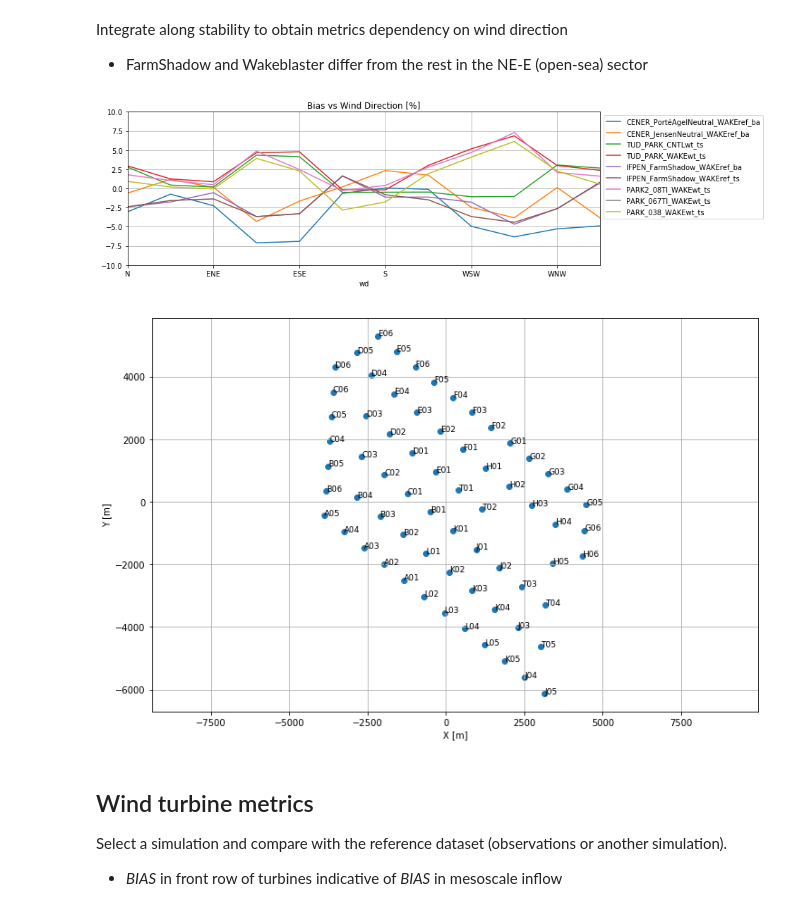
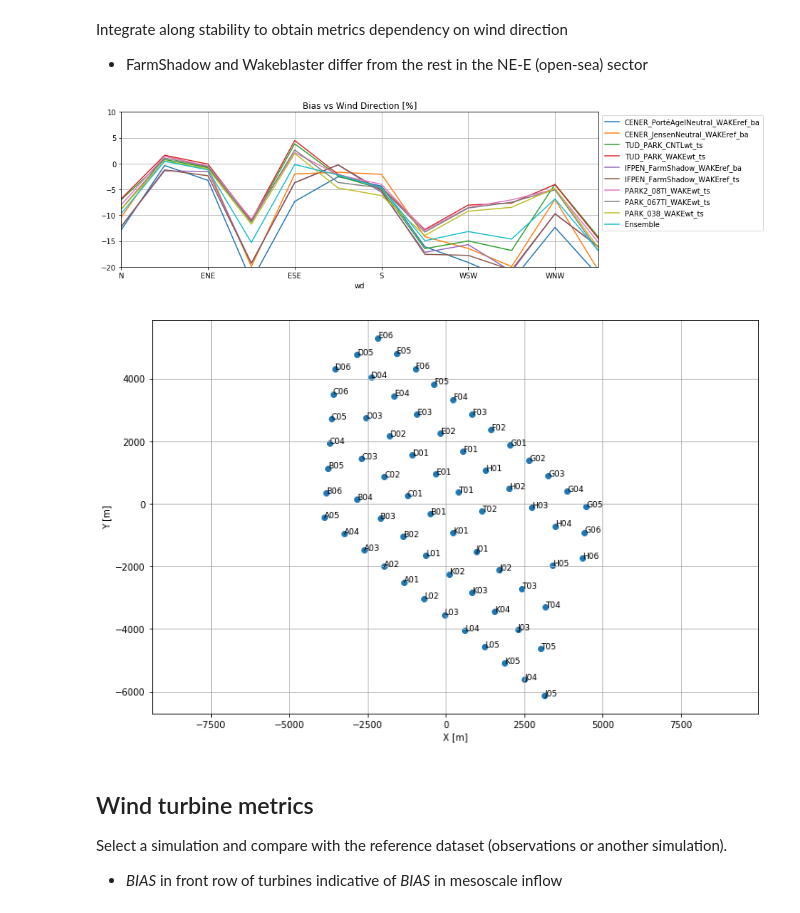
Before and after one commit to CENER-EPR/OWAbench, a Jupyter notebook: Dudgeon/Dudgeon_ArrayEfficiency.ipynb, the cells around one changed output. Drawn from its saved outputs; the diff is of its cells as text; code cells hidden in the pictures.

```diff
--- a/Dudgeon/Dudgeon_ArrayEfficiency.ipynb
+++ b/Dudgeon/Dudgeon_ArrayEfficiency.ipynb
@@ -220,7 +220,7 @@ except IOError:
 # %% [markdown]
 If no validation data is available, do code to code comparison by selecting a reference simulation to compare against:
 # %%
-ref_sim = n_sim-1     # ref_sim = [] when you compare with validation data
+ref_sim = []#n_sim-1     # ref_sim = [] when you compare with validation data
 
 if not ref_sim:
     ref_P = obs_P
@@ -307,6 +305,10 @@ for isim in range(n_sim):
     Metrics.loc[sim_name[isim],'BIAS[%]'] = bias_tot[isim]
     Metrics.loc[sim_name[isim],'MAE[%]'] = mae_tot[isim]
 
-display(Metrics)
+plotresults = ensemble.copy()                  # to display results used in the ensemble
+plotresults.append(sim_id.index('ensemble'))   # and the ensemble itself
+#plotresults = [0,1,5]   # to plot specific simulations by index
+
+Metrics.loc[[sim_name[x] for x in plotresults]]
 # %% [output]
 |  | ArrayEff[%] | BIAS[%] | MAE[%] |
@@ -357,16 +359,16 @@ ax.set_xlim([-5,5]); # use this to leave outliers out
 Integrate along stability to obtain metrics dependency on wind direction
 * FarmShadow and Wakeblaster differ from the rest in the NE-E (open-sea) sector
 # %%
-bias_WD = (np.sum(bias,axis=2)/len(zLbins)).transpose().to_pandas() # bias vs wind direction [%]
-ax = bias_WD.iloc[:,ensemble].plot(rot=0, grid=1, figsize = (12,4),
+bias_WD = (np.sum(bias[plotresults],axis=2)/len(zLbins)).transpose().to_pandas() # bias vs wind direction [%]
+ax = bias_WD.plot(rot=0, grid=1, figsize = (12,4),
                     title = 'Bias vs Wind Direction [%]')
-ax.legend([sim_name[i] for i in ensemble], bbox_to_anchor=(1, 1));
-ax.set_ylim([-10, 10]); # use this to leave outliers out
+ax.legend([sim_name[x] for x in plotresults], bbox_to_anchor=(1, 1));
+ax.set_ylim([-20, 10]); # use this to leave outliers out
 
 plot_wf_layout(turbines['X coordinate']-x_ref, turbines['Y coordinate']-y_ref,labels = turbines['VDC ID'], figsize=(12,8))
 #bias_WD # uncomment to show table
 # %% [output]
-[figure, old version]
+[figure, new version]
 [figure]
 # %% [markdown]
 ## Wind turbine metrics
```
Also changed, not shown: parts of 6 cells of this notebook, 5 other files.
